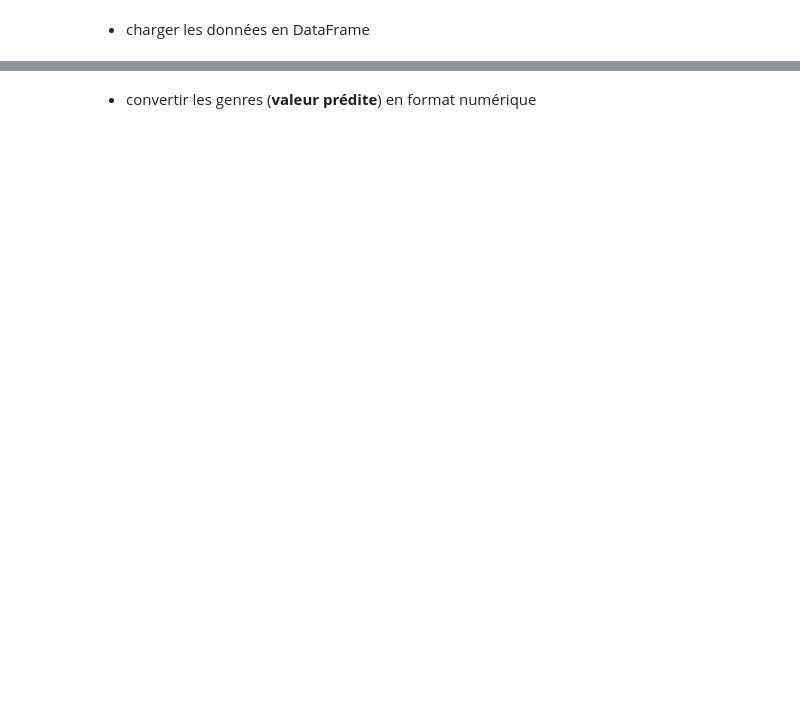
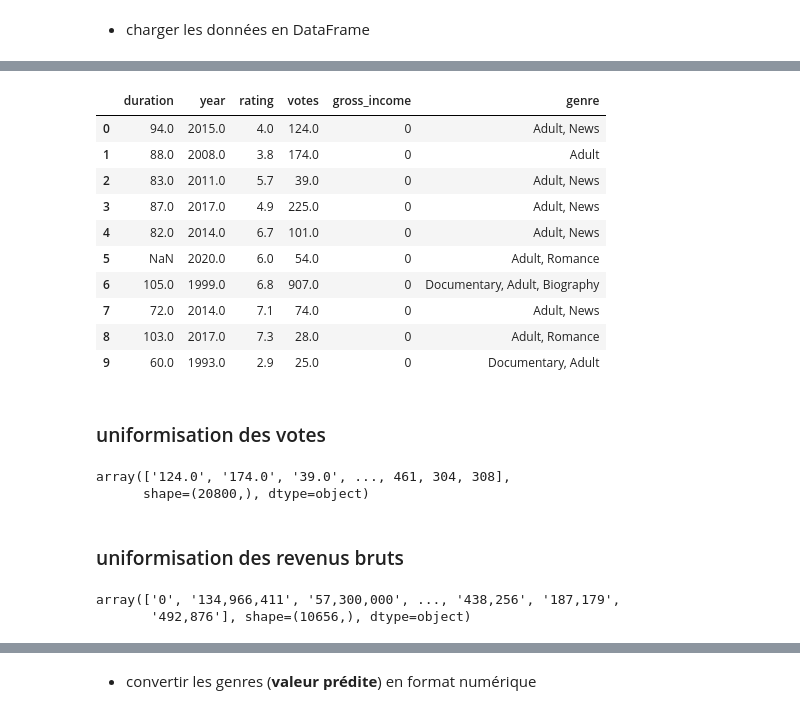
Before and after one commit to JCharles28/project_bayesien, a Jupyter notebook: notebook/1-notebook_data_preparation.ipynb, the cells around one changed output, grey strips where cells are left out. Drawn from its saved outputs; the diff is of its cells as text; code cells hidden in the pictures; blank space fills up the shorter version.

```diff
--- a/notebook/1-notebook_data_preparation.ipynb
+++ b/notebook/1-notebook_data_preparation.ipynb
@@ -56,0 +240,52 @@ print("Nombre de lignes après suppression des valeurs manquantes :", len(datafr
+# %%
+def convertir_annee(annee_str):
+    if pd.isna(annee_str):
+        return float('nan')
+
+    # gérer aussi les cas numériques déjà propres
+    if isinstance(annee_str, (int, float)) and not pd.isna(annee_str):
+        annee_int = int(annee_str)
+        return annee_int if 1800 <= annee_int <= 2100 else float('nan')
+
+    if not isinstance(annee_str, str):
+        return float('nan')
+
+    texte = annee_str.strip()
+
+    # récupérer la première année à 4 chiffres trouvée dans la chaîne
+    match = re.search(r'(?<!\d)(\d{4})(?!\d)', texte)
+    if match:
+        annee_int = int(match.group(1))
+        return annee_int if 1800 <= annee_int <= 2100 else float('nan')
+
+    return float('nan')
+
+# test (aperçu limité pour éviter un affichage trop long)
+# valeur_uniques_year = sub_dataframe['year'].dropna().unique()
+# for annee in valeur_uniques_year[:50]:
+#     print(f"{annee} -> {convertir_annee(annee)}")
+
+# print("Valeurs 'year' non converties (NaN) :", sub_dataframe['year'].isna().sum())
+# %%
+sub_dataframe.loc[:, 'year'] = sub_dataframe['year'].apply(convertir_annee)
+# %%
+sub_dataframe.head(10)
+# %% [output]
+|  | duration | year | rating | votes | gross_income | genre |
+| 0 | 94.0 | 2015.0 | 4.0 | 124.0 | 0 | Adult, News |
+| 1 | 88.0 | 2008.0 | 3.8 | 174.0 | 0 | Adult |
+| 2 | 83.0 | 2011.0 | 5.7 | 39.0 | 0 | Adult, News |
+| 3 | 87.0 | 2017.0 | 4.9 | 225.0 | 0 | Adult, News |
+| 4 | 82.0 | 2014.0 | 6.7 | 101.0 | 0 | Adult, News |
+| 5 | NaN | 2020.0 | 6.0 | 54.0 | 0 | Adult, Romance |
+| 6 | 105.0 | 1999.0 | 6.8 | 907.0 | 0 | Documentary, Adult, Biography |
+| 7 | 72.0 | 2014.0 | 7.1 | 74.0 | 0 | Adult, News |
+| 8 | 103.0 | 2017.0 | 7.3 | 28.0 | 0 | Adult, Romance |
+| 9 | 60.0 | 1993.0 | 2.9 | 25.0 | 0 | Documentary, Adult |
+# %% [markdown]
+### uniformisation des votes
+# %%
+sub_dataframe["votes"].unique()
+# %% [output]
+array(['124.0', '174.0', '39.0', ..., 461, 304, 308],
+      shape=(20800,), dtype=object)
@@ -56,0 +330,2 @@ print("Nombre de lignes après suppression des valeurs manquantes :", len(datafr
+# %% [markdown]
+### uniformisation des revenus bruts
@@ -56,0 +360,5 @@ print("Nombre de lignes après suppression des valeurs manquantes :", len(datafr
+# %%
+sub_dataframe["gross_income"].unique()
+# %% [output]
+array(['0', '134,966,411', '57,300,000', ..., '438,256', '187,179',
+       '492,876'], shape=(10656,), dtype=object)
```
Also changed, not shown: parts of 84 cells of this notebook, 2 other files.
